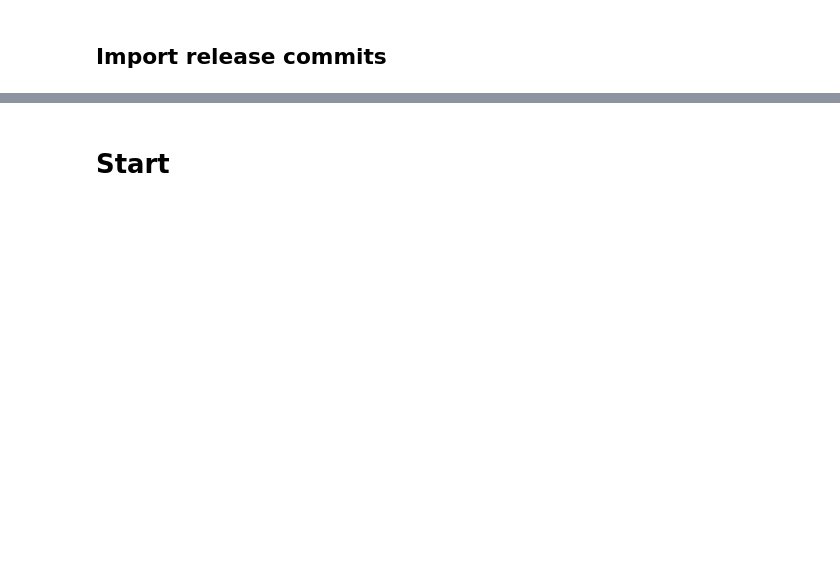
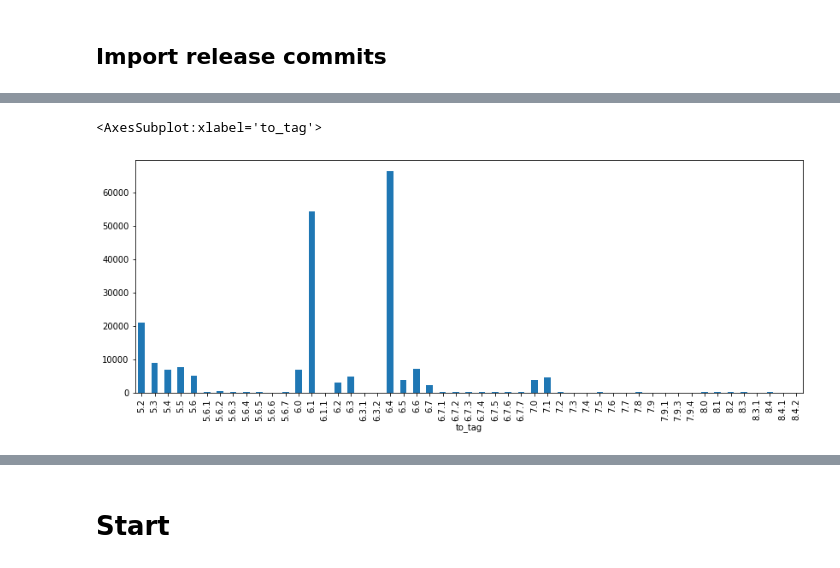
Before and after one commit to IncioMan/Continuous-Integration-metrics-for-post-release-bugs-prediction, a Jupyter notebook: notebooks/analysis/continuous_integration_metrics_for_releases.ipynb, the cells around one changed output, grey strips where cells are left out. Drawn from its saved outputs; the diff is of its cells as text; code cells hidden in the pictures; blank space fills up the shorter version.

```diff
--- a/notebooks/analysis/continuous_integration_metrics_for_releases.ipynb
+++ b/notebooks/analysis/continuous_integration_metrics_for_releases.ipynb
@@ -101,0 +96,2 @@ tags_comparison_commits.tail(2)
+# %%
+jobs_iterative_cherry_rebase =  pd.read_csv(f"{csv_folder}/jobs_per_releases/jobs_iterative_cherry_rebase.csv", index_col=0)
@@ -138,0 +126,5 @@ tags_fix_commits.shape
+# %%
+method2.groupby("to_tag").job_id.count().plot(kind="bar")
+# %% [output]
+<AxesSubplot:xlabel='to_tag'>
+[figure, added]
```
Also changed, not shown: parts of 138 cells of this notebook, 13 other files.
